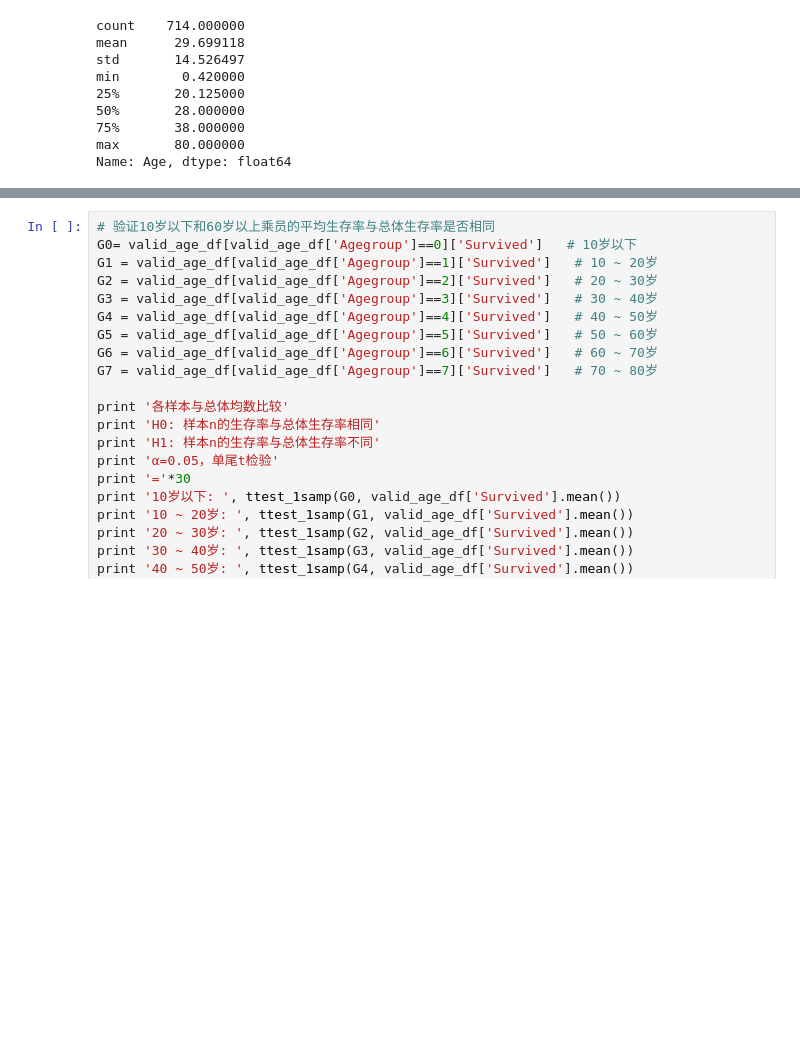
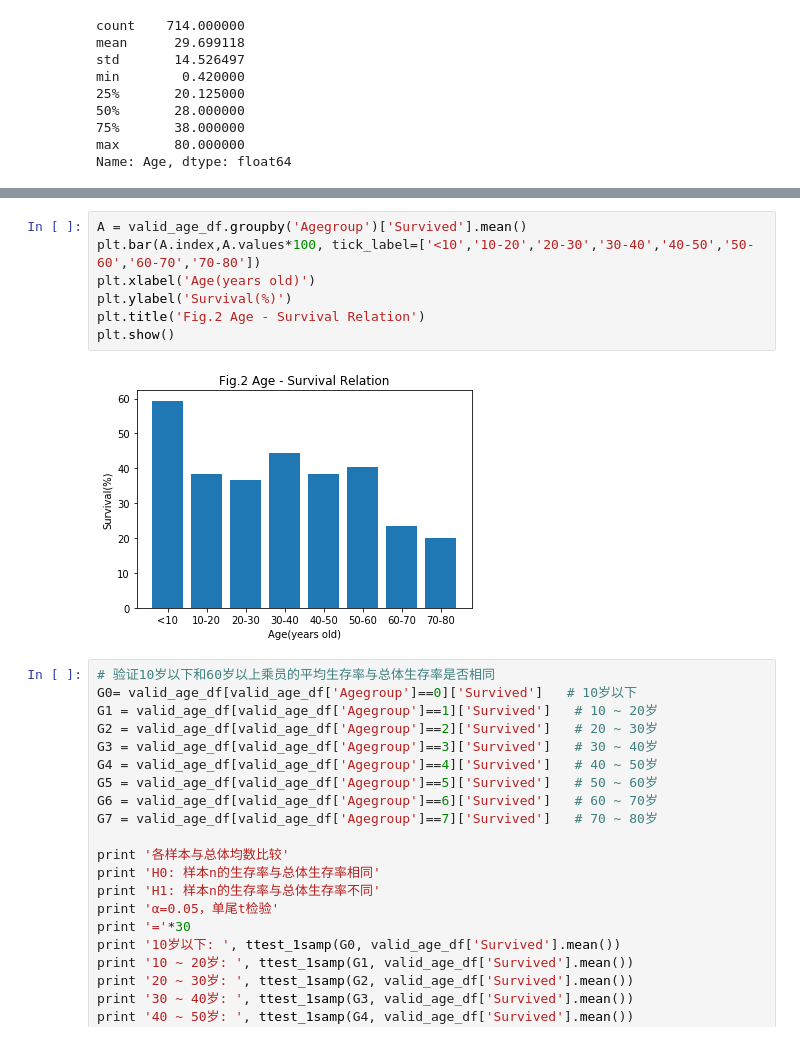
Before and after one commit to DiabloCC/UdacityCourse, a Jupyter notebook: p4/report/p4_tatanic_report.ipynb, the cells around one changed output, grey strips where cells are left out. Drawn from its saved outputs; the diff is of its cells as text; blank space fills up the shorter version.

```diff
--- a/p4/report/p4_tatanic_report.ipynb
+++ b/p4/report/p4_tatanic_report.ipynb
@@ -296,3 +306,12 @@ Populating the interactive namespace from numpy and matplotlib
+# %%
+A = valid_age_df.groupby('Agegroup')['Survived'].mean()
+plt.bar(A.index,A.values*100, tick_label=['<10','10-20','20-30','30-40','40-50','50-60','60-70','70-80'])
+plt.xlabel('Age(years old)')
+plt.ylabel('Survival(%)')
+plt.title('Fig.2 Age - Survival Relation')
+plt.show()
+# %% [output]
+[figure, added]
 # %%
 # 验证10岁以下和60岁以上乘员的平均生存率与总体生存率是否相同
 G0= valid_age_df[valid_age_df['Agegroup']==0]['Survived']   # 10岁以下
```
Also changed, not shown: parts of 8 cells of this notebook.
